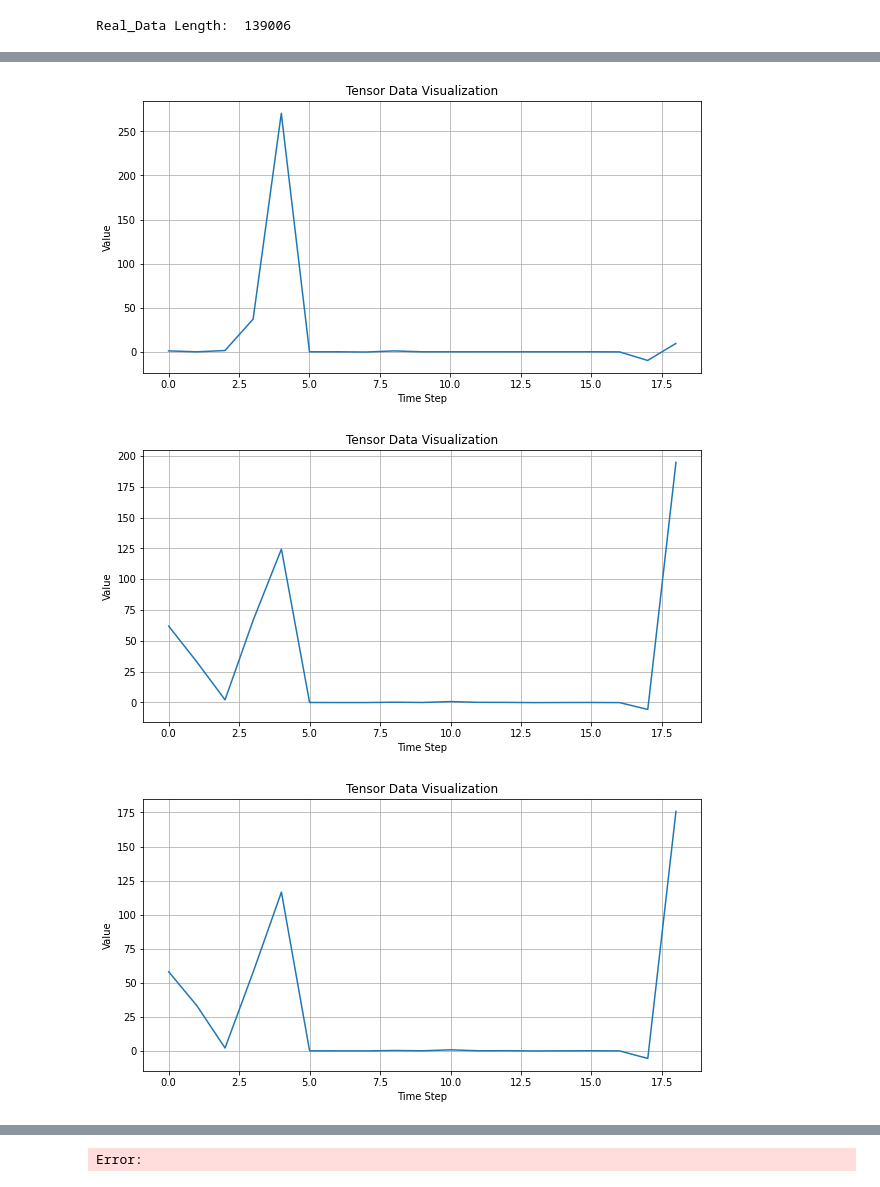
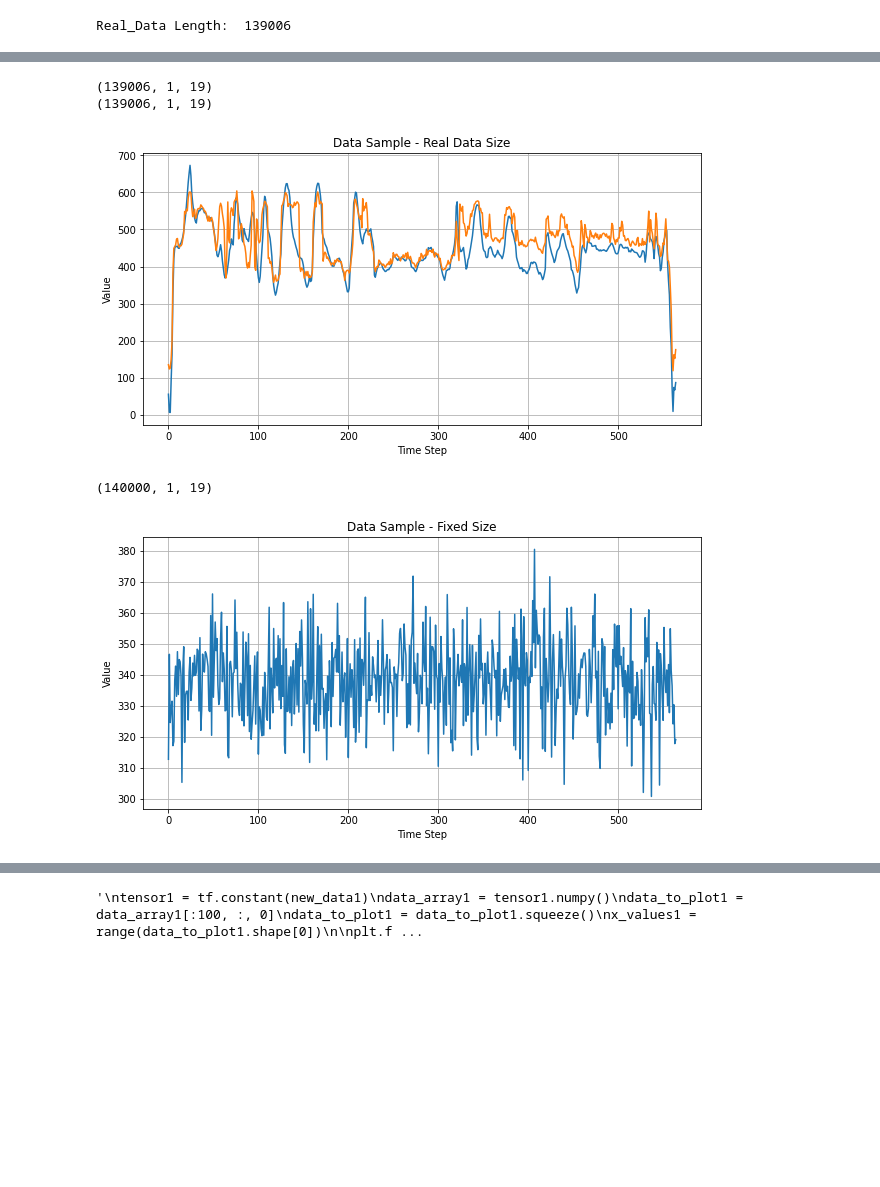
Before and after one commit to multitel-ai/nsw-certification, a Jupyter notebook: Data_Augmentation/DA/AugmentTS.ipynb, the cells around one changed output, grey strips where cells are left out. Cells and saved outputs as stored; diff of their text form; code cells hidden in the pictures; blank space fills up the shorter version.

```diff
--- a/Data_Augmentation/DA/AugmentTS.ipynb
+++ b/Data_Augmentation/DA/AugmentTS.ipynb
@@ -100,6 +96,8 @@ augmenter = VAEAugmenter(vae)
 # %%
+# 12min pour epoch = 50, batch_size = 1000
+
 #augmenter.fit(np.random.normal(size=(40,1,100)), epochs=10, batch_size=32)
-real_data_val = real_data.values
-real_data_reshape = real_data_val.reshape(-1, 1, 19)
+real_data_reshape = real_data.values.reshape(-1, 1, 19)
+print(real_data_reshape.shape)
 augmenter.fit(real_data_reshape, epochs=50, batch_size=1000)
 # %% [output]
@@ -123,68 +121,63 @@ Epoch 50/50
 <keras.callbacks.History at 0x...>
 # %%
-new_data1 = augmenter.sample(n=1000)
+new_data1 = augmenter.sample(n=140000)
 # %%
 new_data2 = augmenter.sample(X=real_data_reshape)
 # %%
 import tensorflow as tf
 
+number_of_samples_start = 2425
+number_of_samples_stop = 2990
+
+print(real_data_reshape.shape)
 tensor0 = tf.constant(real_data_reshape)
 data_array0 = tensor0.numpy()
-data_to_plot0 = data_array0[0, :, :]
+data_to_plot0 = data_array0[number_of_samples_start:number_of_samples_stop, :, 18]
 data_to_plot0 = data_to_plot0.squeeze()
 x_values0 = range(data_to_plot0.shape[0])
 
 plt.figure(figsize=(10,5))
 plt.plot(x_values0, data_to_plot0)
 plt.xlabel("Time Step")
 plt.ylabel("Value")
-plt.title("Tensor Data Visualization")
+plt.title("Real Data")# +str(real_data_reshape.shape))
+plt.grid(True)
+#plt.show()
+
+
+print(new_data2.shape)
+tensor2 = tf.constant(new_data2)
+data_array2 = tensor2.numpy()
+data_to_plot2 = data_array2[number_of_samples_start:number_of_samples_stop, :, 18]
+data_to_plot2 = data_to_plot2.squeeze()
+x_values2 = range(data_to_plot2.shape[0])
+
+#plt.figure(figsize=(10,5))
+plt.plot(x_values2, data_to_plot2)
+plt.xlabel("Time Step")
+plt.ylabel("Value")
+plt.title("Data Sample - Real Data Size")# + str(new_data2.shape))
 plt.grid(True)
 plt.show()
 
+
+print(new_data1.shape)
 tensor1 = tf.constant(new_data1)
 data_array1 = tensor1.numpy()
-data_to_plot1 = data_array1[0, :, :]
+data_to_plot1 = data_array1[number_of_samples_start:number_of_samples_stop, :, 18]
 data_to_plot1 = data_to_plot1.squeeze()
 x_values1 = range(data_to_plot1.shape[0])
 
 plt.figure(figsize=(10,5))
 plt.plot(x_values1, data_to_plot1)
 plt.xlabel("Time Step")
 plt.ylabel("Value")
-plt.title("Tensor Data Visualization")
+plt.title("Data Sample - Fixed Size") # + str(new_data1.shape))
 plt.grid(True)
 plt.show()
-
-tensor1 = tf.constant(new_data1)
-data_array1 = tensor1.numpy()
-data_to_plot1 = data_array1[999, :, :]
-data_to_plot1 = data_to_plot1.squeeze()
-x_values1 = range(data_to_plot1.shape[0])
-
-plt.figure(figsize=(10,5))
-plt.plot(x_values1, data_to_plot1)
-plt.xlabel("Time Step")
-plt.ylabel("Value")
-plt.title("Tensor Data Visualization")
-plt.grid(True)
-plt.show()
-
-
-tensor2 = tf.constant(new_data2)
-data_array2 = tensor2.numpy()
-data_to_plot2 = data_array2[:, :, 18]
-data_to_plot2 = data_to_plot2.squeeze()
-x_values2 = range(data_to_plot2.shape[0])
-
-plt.figure(figsize=(10,5))
-plt.plot(x_values2, data_to_plot2)
-plt.xlabel("Time Step")
-plt.ylabel("Value")
-plt.title("Tensor Data Visualization")
-plt.grid(True)
-plt.show()
 # %% [output]
+(139006, 1, 19)
+(139006, 1, 19)
-[figure, old version]
+[figure, new version]
+(140000, 1, 19)
-[figure, old version]
+[figure, new version]
-[figure, removed]
@@ -192,4 +184,4 @@ plt.show()
-Error:
+'\ntensor1 = tf.constant(new_data1)\ndata_array1 = tensor1.numpy()\ndata_to_plot1 = data_array1[:100, :, 0]\ndata_to_plot1 = data_to_plot1.squeeze()\nx_values1 = range(data_to_plot1.shape[0])\n\nplt.f ...
 # %%
 data_array2[:,:,18]
 # %% [output]
```
Also changed, not shown: parts of 17 cells of this notebook, 13 other files.
